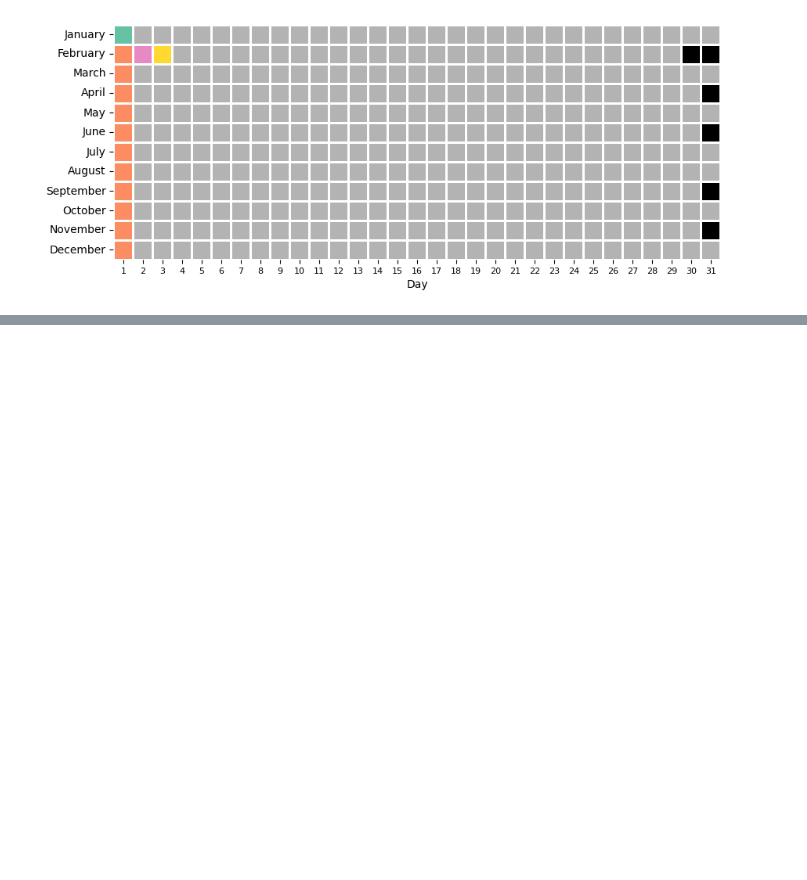
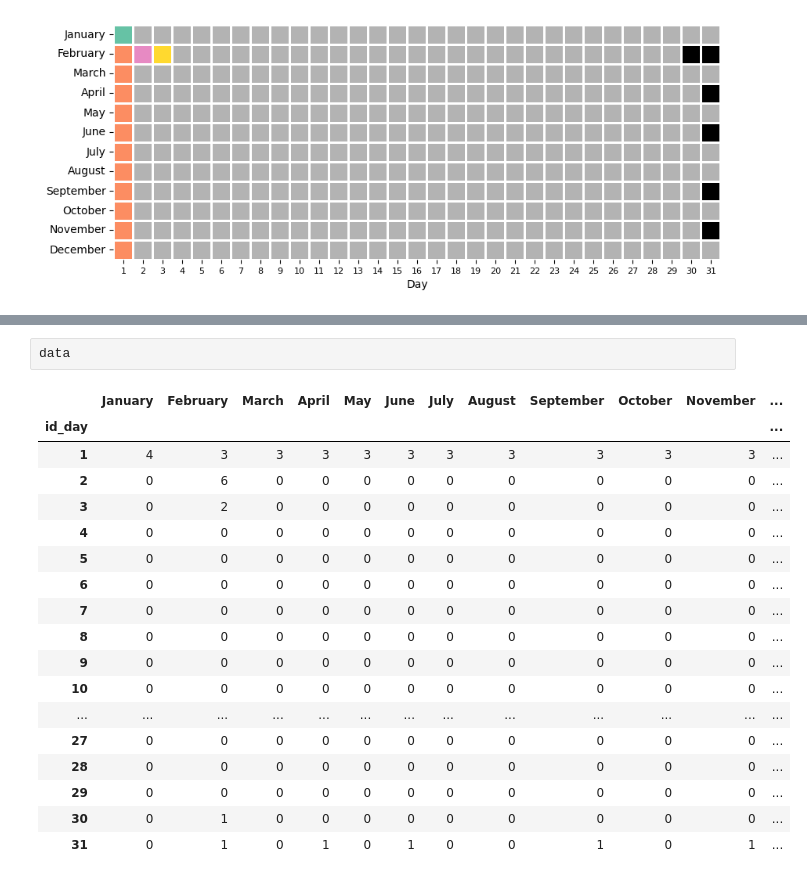
Before and after one commit to martidossi/pixel_year_app, a Jupyter notebook: pages/charts.ipynb, the cells around one changed output, grey strips where cells are left out. Drawn from its saved outputs; the diff is of its cells as text; blank space fills up the shorter version.

```diff
--- a/pages/charts.ipynb
+++ b/pages/charts.ipynb
@@ -104,0 +128,21 @@ plt.show()
+# %%
+data
+# %% [output]
+|  | January | February | March | April | May | June | July | August | September | October | November | ... |
+| id_day |  |  |  |  |  |  |  |  |  |  |  | ... |
+| 1 | 4 | 3 | 3 | 3 | 3 | 3 | 3 | 3 | 3 | 3 | 3 | ... |
+| 2 | 0 | 6 | 0 | 0 | 0 | 0 | 0 | 0 | 0 | 0 | 0 | ... |
+| 3 | 0 | 2 | 0 | 0 | 0 | 0 | 0 | 0 | 0 | 0 | 0 | ... |
+| 4 | 0 | 0 | 0 | 0 | 0 | 0 | 0 | 0 | 0 | 0 | 0 | ... |
+| 5 | 0 | 0 | 0 | 0 | 0 | 0 | 0 | 0 | 0 | 0 | 0 | ... |
+| 6 | 0 | 0 | 0 | 0 | 0 | 0 | 0 | 0 | 0 | 0 | 0 | ... |
+| 7 | 0 | 0 | 0 | 0 | 0 | 0 | 0 | 0 | 0 | 0 | 0 | ... |
+| 8 | 0 | 0 | 0 | 0 | 0 | 0 | 0 | 0 | 0 | 0 | 0 | ... |
+| 9 | 0 | 0 | 0 | 0 | 0 | 0 | 0 | 0 | 0 | 0 | 0 | ... |
+| 10 | 0 | 0 | 0 | 0 | 0 | 0 | 0 | 0 | 0 | 0 | 0 | ... |
+| ... | ... | ... | ... | ... | ... | ... | ... | ... | ... | ... | ... | ... |
+| 27 | 0 | 0 | 0 | 0 | 0 | 0 | 0 | 0 | 0 | 0 | 0 | ... |
+| 28 | 0 | 0 | 0 | 0 | 0 | 0 | 0 | 0 | 0 | 0 | 0 | ... |
+| 29 | 0 | 0 | 0 | 0 | 0 | 0 | 0 | 0 | 0 | 0 | 0 | ... |
+| 30 | 0 | 1 | 0 | 0 | 0 | 0 | 0 | 0 | 0 | 0 | 0 | ... |
+| 31 | 0 | 1 | 0 | 1 | 0 | 1 | 0 | 0 | 1 | 0 | 1 | ... |
```
Also changed, not shown: parts of 4 cells of this notebook, 9 other files.
